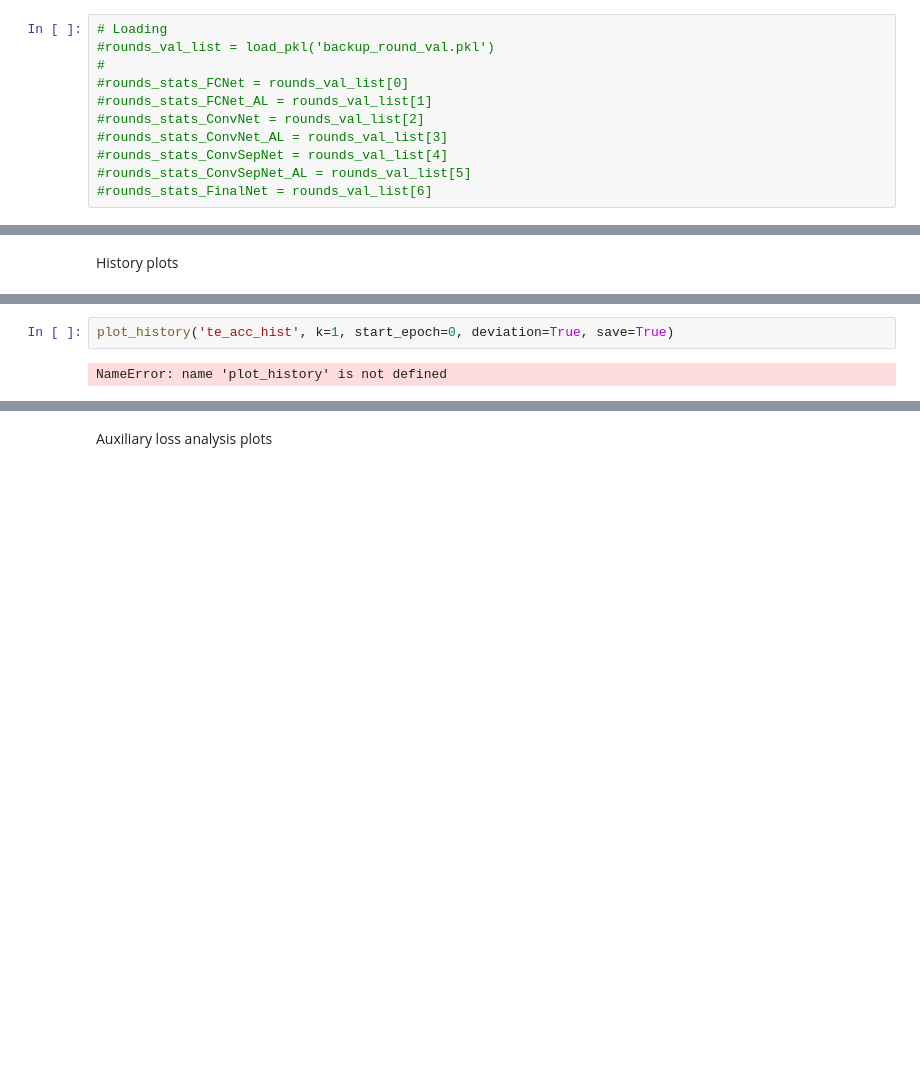
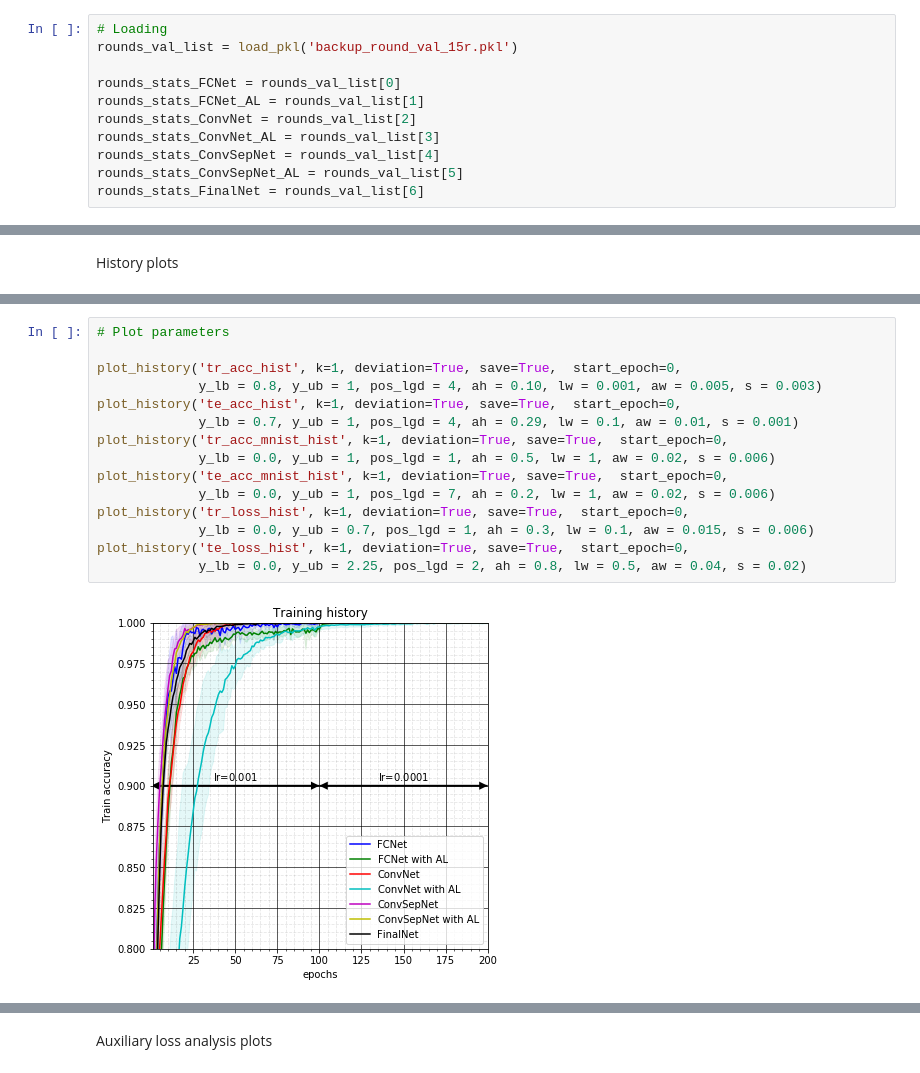
Before and after one commit to sylvainlugeon/deep-learning-projects, a Jupyter notebook: DL_MP1_fred.ipynb, the cells around one changed output, grey strips where cells are left out. Cells and saved outputs as stored; diff of their text form; blank space fills up the shorter version.

Commit message:
Adding AL analysis plots

```diff
--- a/DL_MP1_fred.ipynb
+++ b/DL_MP1_fred.ipynb
@@ -1044,14 +1044,14 @@ save_pkl(rounds_val_list, 'backup_round_val.pkl')
 # %%
 # Loading
-#rounds_val_list = load_pkl('backup_round_val.pkl')
-#
-#rounds_stats_FCNet = rounds_val_list[0]
-#rounds_stats_FCNet_AL = rounds_val_list[1]
-#rounds_stats_ConvNet = rounds_val_list[2]
-#rounds_stats_ConvNet_AL = rounds_val_list[3]
-#rounds_stats_ConvSepNet = rounds_val_list[4]
-#rounds_stats_ConvSepNet_AL = rounds_val_list[5]
-#rounds_stats_FinalNet = rounds_val_list[6]
+rounds_val_list = load_pkl('backup_round_val_15r.pkl')
+
+rounds_stats_FCNet = rounds_val_list[0]
+rounds_stats_FCNet_AL = rounds_val_list[1]
+rounds_stats_ConvNet = rounds_val_list[2]
+rounds_stats_ConvNet_AL = rounds_val_list[3]
+rounds_stats_ConvSepNet = rounds_val_list[4]
+rounds_stats_ConvSepNet_AL = rounds_val_list[5]
+rounds_stats_FinalNet = rounds_val_list[6]
 # %% [markdown]
 # Analysis
 # %%
@@ -1215,4 +1206,17 @@ def plot_history(measure, k=1, start_epoch=0, deviation=False, save=False):
-# %%
-plot_history('te_acc_hist', k=1, start_epoch=0, deviation=True, save=True)
-# %% [output]
-NameError: name 'plot_history' is not defined
+# %%
+# Plot parameters
+
+plot_history('tr_acc_hist', k=1, deviation=True, save=True,  start_epoch=0,
+             y_lb = 0.8, y_ub = 1, pos_lgd = 4, ah = 0.10, lw = 0.001, aw = 0.005, s = 0.003)
+plot_history('te_acc_hist', k=1, deviation=True, save=True,  start_epoch=0,
+             y_lb = 0.7, y_ub = 1, pos_lgd = 4, ah = 0.29, lw = 0.1, aw = 0.01, s = 0.001)
+plot_history('tr_acc_mnist_hist', k=1, deviation=True, save=True,  start_epoch=0,
+             y_lb = 0.0, y_ub = 1, pos_lgd = 1, ah = 0.5, lw = 1, aw = 0.02, s = 0.006)
+plot_history('te_acc_mnist_hist', k=1, deviation=True, save=True,  start_epoch=0,
+             y_lb = 0.0, y_ub = 1, pos_lgd = 7, ah = 0.2, lw = 1, aw = 0.02, s = 0.006)
+plot_history('tr_loss_hist', k=1, deviation=True, save=True,  start_epoch=0,
+             y_lb = 0.0, y_ub = 0.7, pos_lgd = 1, ah = 0.3, lw = 0.1, aw = 0.015, s = 0.006)
+plot_history('te_loss_hist', k=1, deviation=True, save=True,  start_epoch=0,
+             y_lb = 0.0, y_ub = 2.25, pos_lgd = 2, ah = 0.8, lw = 0.5, aw = 0.04, s = 0.02)
+# %% [output]
+[figure, added]
```
Also changed, not shown: parts of 11 cells of this notebook, 20 other files.
